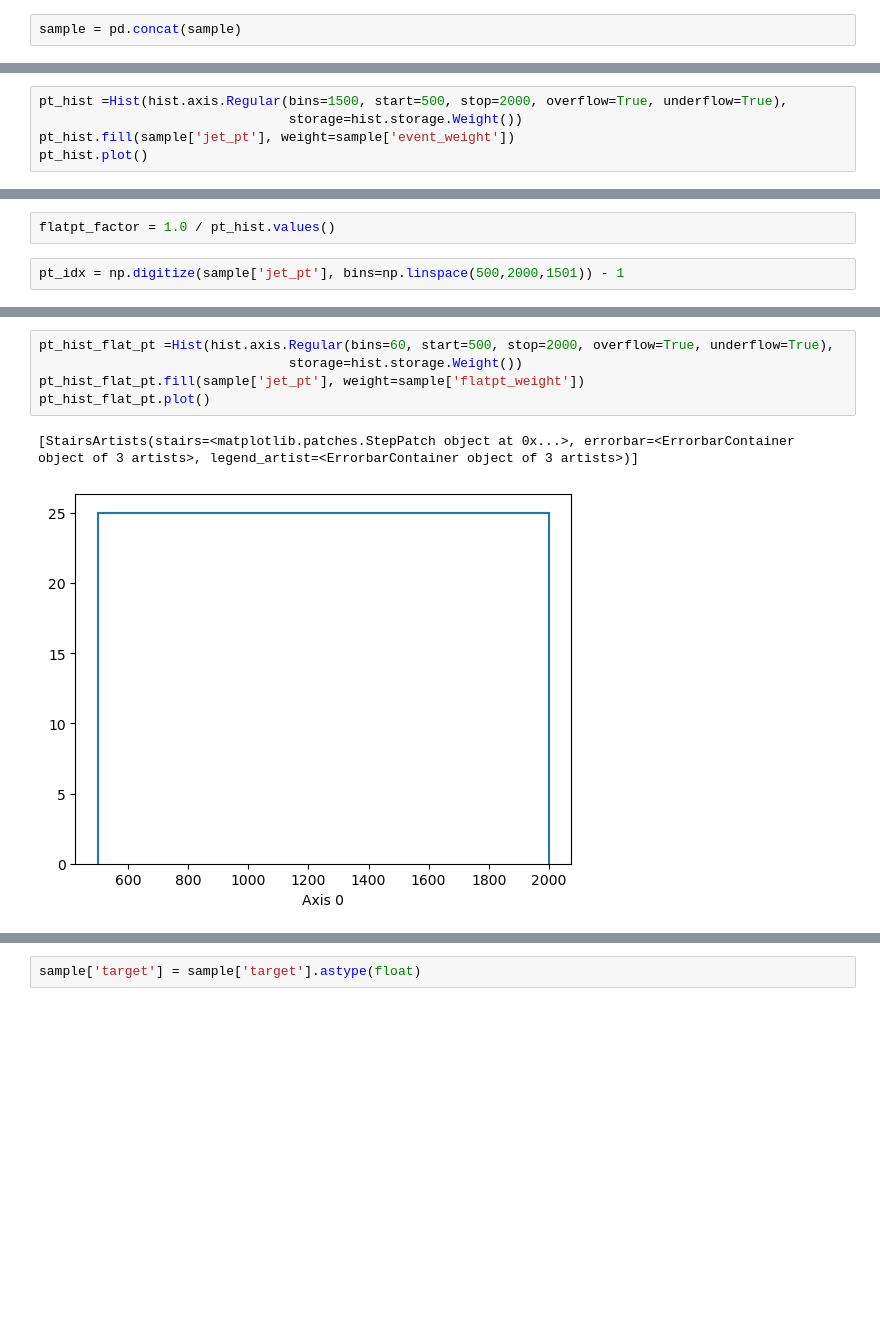
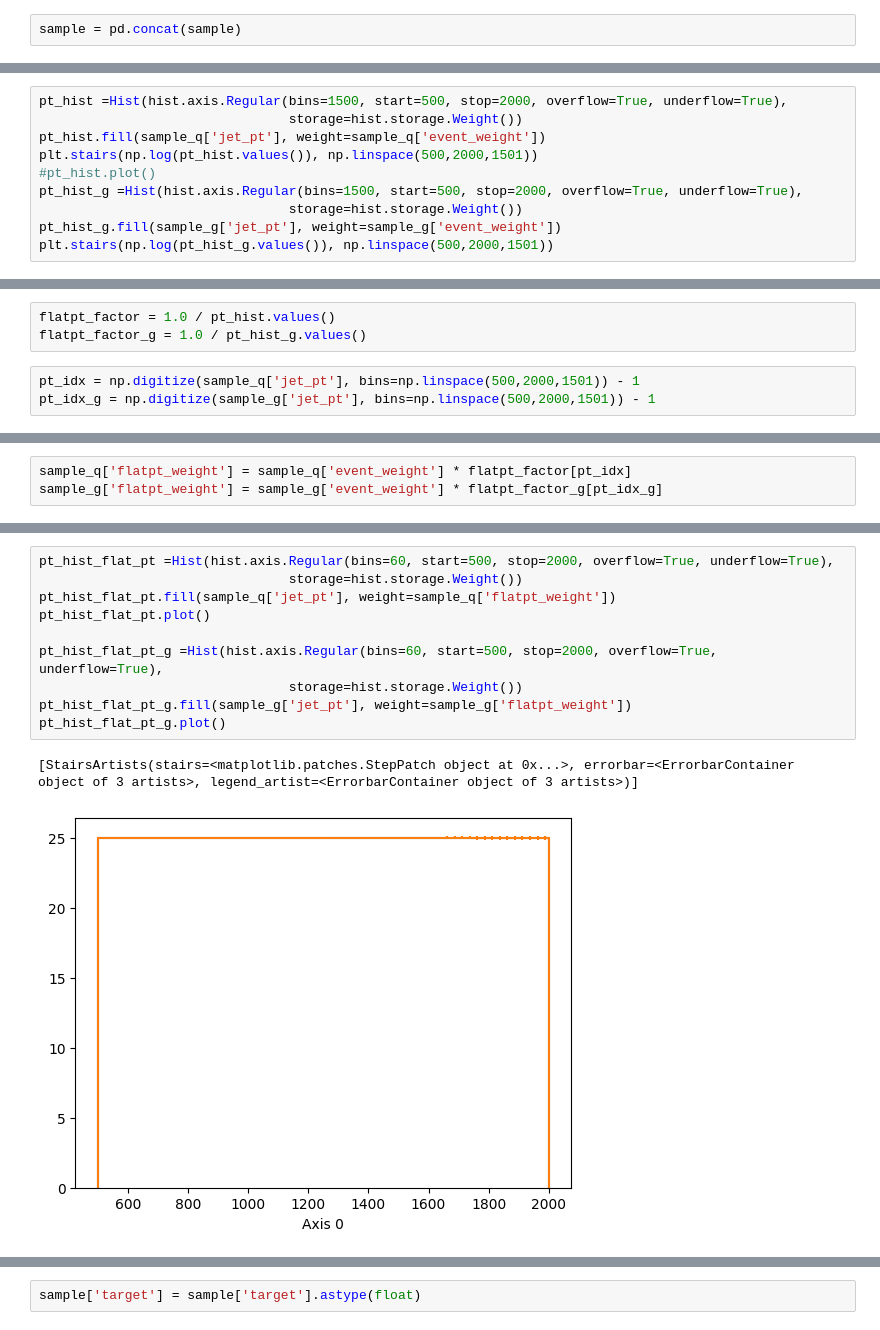
Before and after one commit to wanyunSu/QG_Calibration, a Jupyter notebook: LightGBM/prepare_training.ipynb, the cells around one changed output, grey strips where cells are left out. Cells and saved outputs as stored; diff of their text form; blank space fills up the shorter version.

Commit message:
flat pt in each q/g

```diff
--- a/LightGBM/prepare_training.ipynb
+++ b/LightGBM/prepare_training.ipynb
@@ -32,6 +47,11 @@ from hist import Hist
 # %%
 pt_hist =Hist(hist.axis.Regular(bins=1500, start=500, stop=2000, overflow=True, underflow=True),
                                 storage=hist.storage.Weight())
-pt_hist.fill(sample['jet_pt'], weight=sample['event_weight'])
-pt_hist.plot()
+pt_hist.fill(sample_q['jet_pt'], weight=sample_q['event_weight'])
+plt.stairs(np.log(pt_hist.values()), np.linspace(500,2000,1501))
+#pt_hist.plot()
+pt_hist_g =Hist(hist.axis.Regular(bins=1500, start=500, stop=2000, overflow=True, underflow=True),
+                                storage=hist.storage.Weight())
+pt_hist_g.fill(sample_g['jet_pt'], weight=sample_g['event_weight'])
+plt.stairs(np.log(pt_hist_g.values()), np.linspace(500,2000,1501))
 # %% [output]
@@ -45,4 +60,6 @@ plt.stairs(np.log(pt_hist.values()), np.linspace(500,2000,1501))
 # %%
 flatpt_factor = 1.0 / pt_hist.values()
+flatpt_factor_g = 1.0 / pt_hist_g.values()
 # %%
-pt_idx = np.digitize(sample['jet_pt'], bins=np.linspace(500,2000,1501)) - 1
+pt_idx = np.digitize(sample_q['jet_pt'], bins=np.linspace(500,2000,1501)) - 1
+pt_idx_g = np.digitize(sample_g['jet_pt'], bins=np.linspace(500,2000,1501)) - 1
@@ -50,0 +66,3 @@ sample['flatpt_weight'] = sample['event_weight'] * flatpt_factor[pt_idx]
+# %%
+sample_q['flatpt_weight'] = sample_q['event_weight'] * flatpt_factor[pt_idx]
+sample_g['flatpt_weight'] = sample_g['event_weight'] * flatpt_factor_g[pt_idx_g]
@@ -51,8 +80,13 @@ sample['flatpt_weight'] = sample['event_weight'] * flatpt_factor[pt_idx]
 # %%
 pt_hist_flat_pt =Hist(hist.axis.Regular(bins=60, start=500, stop=2000, overflow=True, underflow=True),
                                 storage=hist.storage.Weight())
-pt_hist_flat_pt.fill(sample['jet_pt'], weight=sample['flatpt_weight'])
+pt_hist_flat_pt.fill(sample_q['jet_pt'], weight=sample_q['flatpt_weight'])
 pt_hist_flat_pt.plot()
+
+pt_hist_flat_pt_g =Hist(hist.axis.Regular(bins=60, start=500, stop=2000, overflow=True, underflow=True),
+                                storage=hist.storage.Weight())
+pt_hist_flat_pt_g.fill(sample_g['jet_pt'], weight=sample_g['flatpt_weight'])
+pt_hist_flat_pt_g.plot()
 # %% [output]
 [StairsArtists(stairs=<matplotlib.patches.StepPatch object at 0x...>, errorbar=<ErrorbarContainer object of 3 artists>, legend_artist=<ErrorbarContainer object of 3 artists>)]
-[figure, old version]
+[figure, new version]
```
Also changed, not shown: parts of 27 cells of this notebook, 6 other files.
